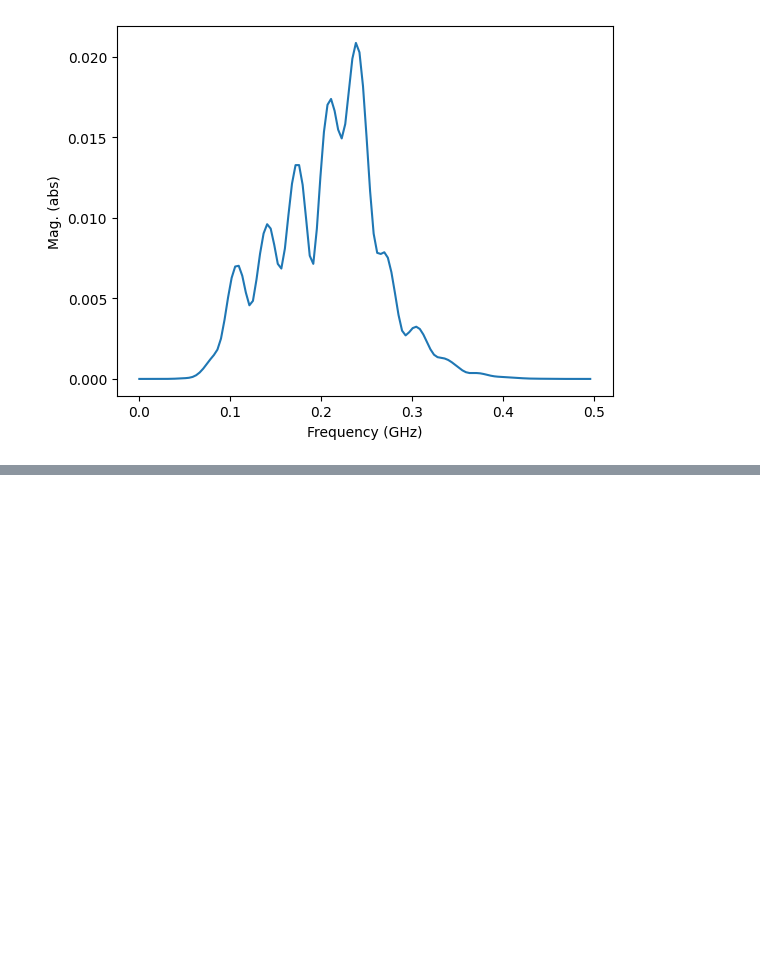
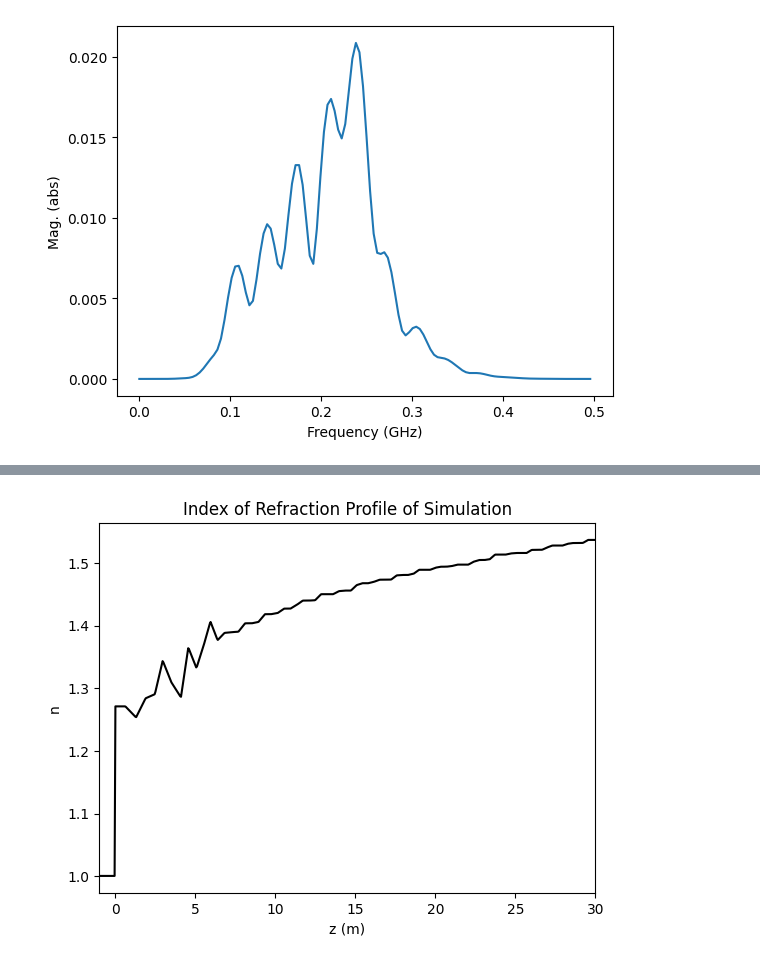
Before and after one commit to aali04/paraprop_research, a Jupyter notebook: example_td_arish.ipynb, the cells around one changed output, grey strips where cells are left out. Saved outputs shown, nothing was run; the diff lists cells and outputs as text; code cells hidden in the pictures; blank space fills up the shorter version.

```diff
--- a/example_td_arish.ipynb
+++ b/example_td_arish.ipynb
@@ -140,0 +159,13 @@ plt.show()
+# %%
+sim.set_n(nVec=n_vec, zVec=z_vec)
+
+### plot ###
+plt.plot(z, sim.get_n()[:,0], color='black')
+plt.ylabel('n')
+plt.xlabel('z (m)')
+plt.title('Index of Refraction Profile of Simulation')
+plt.xlim(z[0], z[-1])
+
+plt.show()
+# %% [output]
+[figure, added]
```
Also changed, not shown: parts of 11 cells of this notebook, 2 other files.
